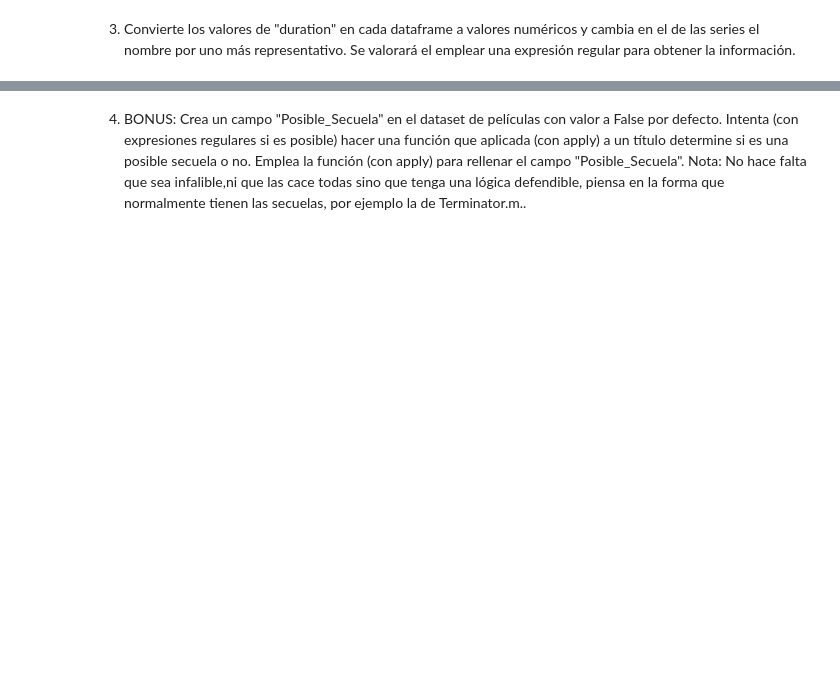
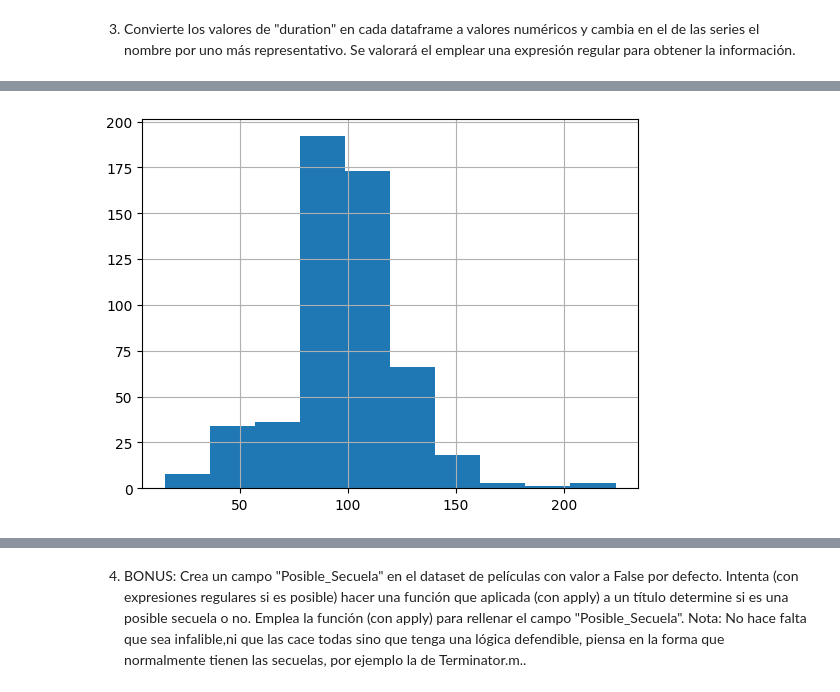
Before and after one commit to davtorpet/DS_Online_Febr25_Exercises, a Jupyter notebook: 03_Analisis_de_Datos/Sprint_05/Unidad_01/Practica_Obligatoria/18_Practica_Obligatoria_ETL.ipynb, the cells around one changed output, grey strips where cells are left out. Cells and saved outputs as stored; diff of their text form; code cells hidden in the pictures; blank space fills up the shorter version.

```diff
--- a/03_Analisis_de_Datos/Sprint_05/Unidad_01/Practica_Obligatoria/18_Practica_Obligatoria_ETL.ipynb
+++ b/03_Analisis_de_Datos/Sprint_05/Unidad_01/Practica_Obligatoria/18_Practica_Obligatoria_ETL.ipynb
@@ -248,0 +293,9 @@ Name: count, dtype: int64
+# %%
+def hay_min(serie):
+    if isinstance(serie,str):
+        return "min" in serie
+    else:
+        return False
+
+es_rating_raro = df.rating.apply(hay_min)
+es_rating_raro
@@ -249,2 +322,5 @@ Name: count, dtype: int64
+# %%
+df.loc[es_rating_raro,"duration"] = df.loc[es_rating_raro,"rating"]
+df.loc[es_rating_raro,"rating"] = np.nan
 # %% [markdown]
 5. Convierte o cambia el tipo de la columna con fechas en strings a un tipo datetime. La columna que son solo años es mejor dejarla como integer, porque se opera muy fácil así. Tendrás que analizar los argumentos de pd.datetime y jugar con ellos para poder conseguirlo.
@@ -316,3 +442,9 @@ rating:  0.04541841716816169
 duration:  0.034063812876121265
 # %% [markdown]
 3. Corrige de la mejor manera que se te ocurra las dos columnas con menor porcentajes de nulos.
+# %%
+df.loc[df["date_added"].isna()]
+#Podemos suponer que la moda de la fecha nos valdría
+moda_added_date = df.date_added.mode()
+df["added_date_was_null"] = df.date_added.isna()
+df.loc[df.date_added.isna(),"date_added"] = [moda_added_date]*sum(df.date_added.isna())
@@ -326,3 +500,5 @@ df.fillna("UNK",inplace=True)
 df[df.duplicated()]
 # %% [output]
 |  | show_id | type | title | director | cast | country | date_added | release_year | rating | duration | ... |
+# %%
+df.set_index("show_id",inplace=True)
@@ -414,0 +595,4 @@ ValueError: invalid literal for int() with base 10: 'UNK'
+# %%
+df_F["duration"].hist();
+# %% [output]
+[figure, added]
```
Also changed, not shown: parts of 29 cells of this notebook, 3 other files.
